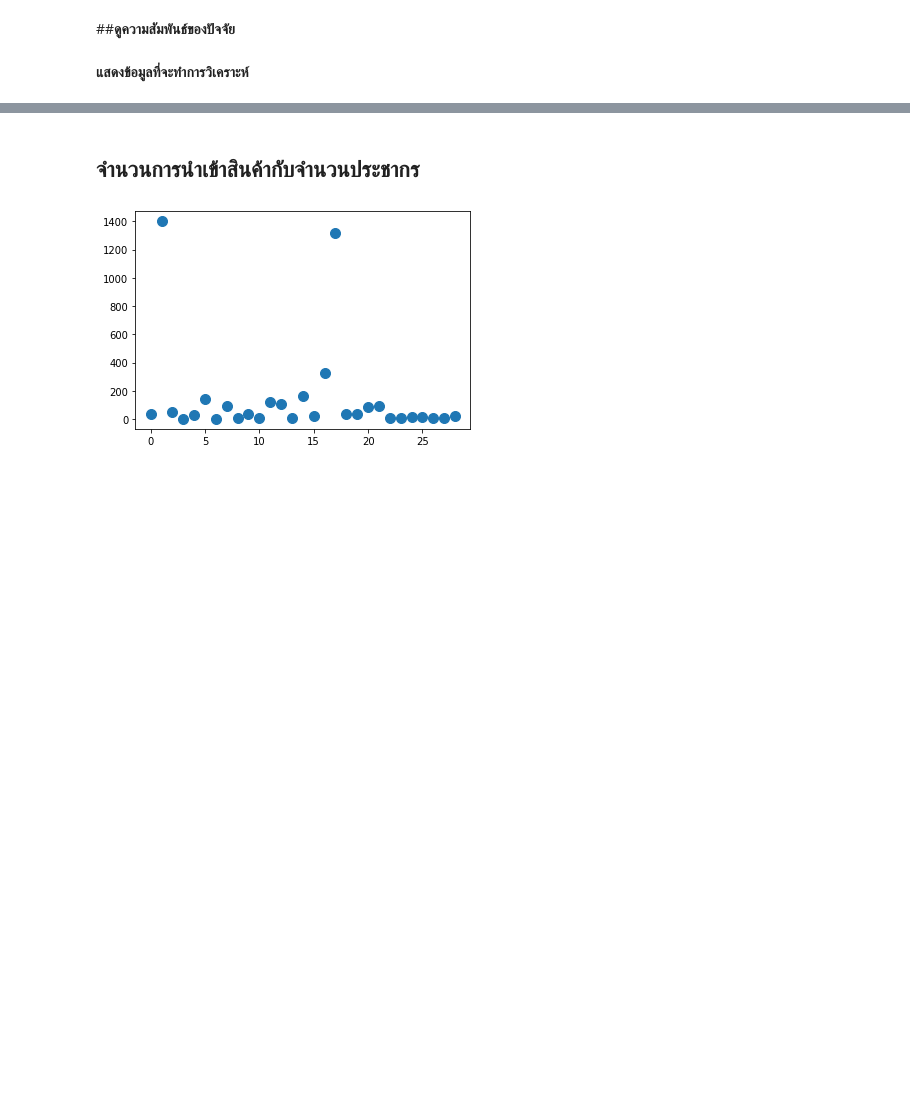
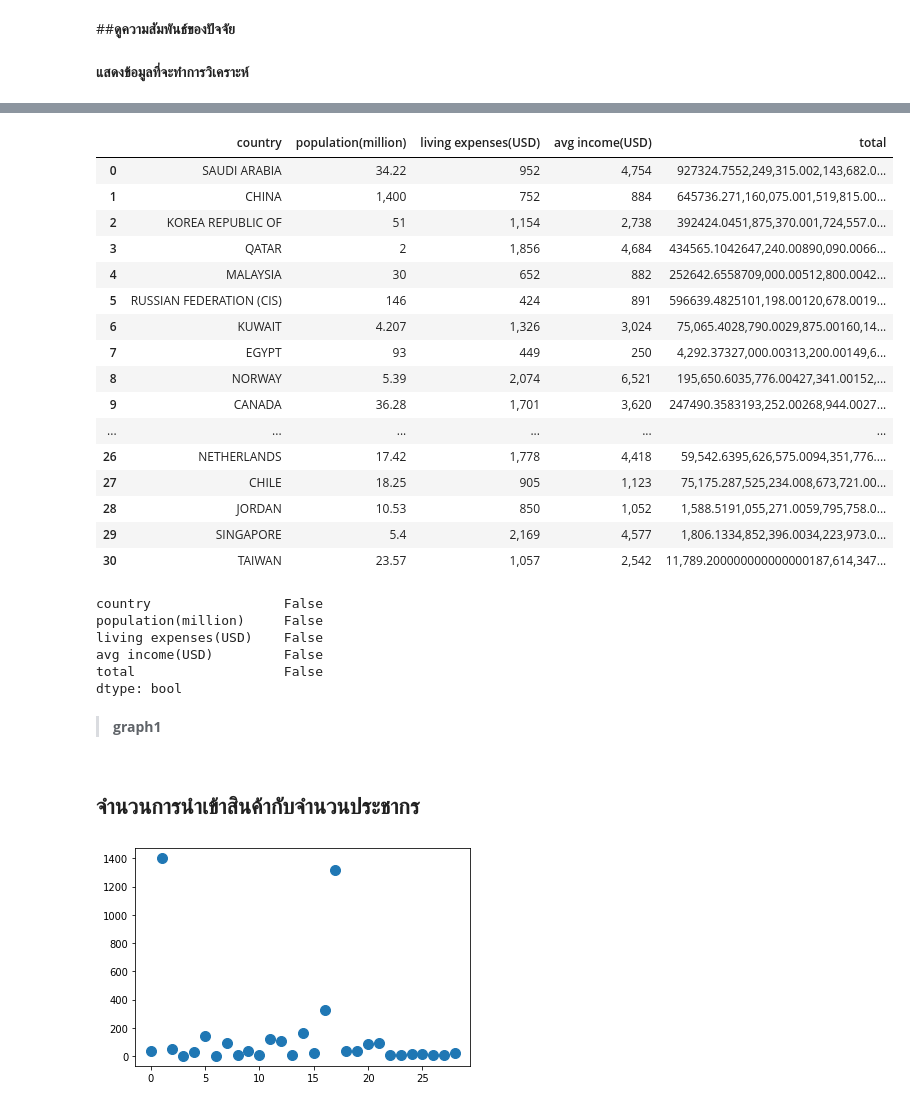
Before and after one commit to khanittha-phusopha/DWDM21, a Jupyter notebook: Project.ipynb, the cells around one changed output, grey strips where cells are left out. Drawn from its saved outputs; the diff is of its cells as text; code cells hidden in the pictures; blank space fills up the shorter version.

```diff
--- a/Project.ipynb
+++ b/Project.ipynb
@@ -1213,3 +1229,36 @@ array([ 0,  1,  2,  3,  4,  5,  6,  7,  8,  9, 10, 11, 12, 13, 14, 15, 16,
+# %%
+data_new1 = data_new1.dropna()
+data_new1
+# %% [output]
+|  | country | population(million) | living expenses(USD) | avg income(USD) | total |
+| 0 | SAUDI ARABIA | 34.22 | 952 | 4,754 | 927324.7552,249,315.002,143,682.0... |
+| 1 | CHINA | 1,400 | 752 | 884 | 645736.271,160,075.001,519,815.00... |
+| 2 | KOREA REPUBLIC OF | 51 | 1,154 | 2,738 | 392424.0451,875,370.001,724,557.0... |
+| 3 | QATAR | 2 | 1,856 | 4,684 | 434565.1042647,240.00890,090.0066... |
+| 4 | MALAYSIA | 30 | 652 | 882 | 252642.6558709,000.00512,800.0042... |
+| 5 | RUSSIAN FEDERATION (CIS) | 146 | 424 | 891 | 596639.4825101,198.00120,678.0019... |
+| 6 | KUWAIT | 4.207 | 1,326 | 3,024 | 75,065.4028,790.0029,875.00160,14... |
+| 7 | EGYPT | 93 | 449 | 250 | 4,292.37327,000.00313,200.00149,6... |
+| 8 | NORWAY | 5.39 | 2,074 | 6,521 | 195,650.6035,776.00427,341.00152,... |
+| 9 | CANADA | 36.28 | 1,701 | 3,620 | 247490.3583193,252.00268,944.0027... |
+| ... | ... | ... | ... | ... | ... |
+| 26 | NETHERLANDS | 17.42 | 1,778 | 4,418 | 59,542.6395,626,575.0094,351,776.... |
+| 27 | CHILE | 18.25 | 905 | 1,123 | 75,175.287,525,234.008,673,721.00... |
+| 28 | JORDAN | 10.53 | 850 | 1,052 | 1,588.5191,055,271.0059,795,758.0... |
+| 29 | SINGAPORE | 5.4 | 2,169 | 4,577 | 1,806.1334,852,396.0034,223,973.0... |
+| 30 | TAIWAN | 23.57 | 1,057 | 2,542 | 11,789.200000000000000187,614,347... |
+# %%
+data_new1.isnull().any()
+#จะเห็นว่าไม่มีค่า Missing แล้ว
+# %% [output]
+country                 False
+population(million)     False
+living expenses(USD)    False
+avg income(USD)         False
+total                   False
+dtype: bool
+# %% [markdown]
+>**graph1**
 # %% [markdown]
 ## **จำนวนการนำเข้าสินค้ากับจำนวนประชากร**
 # %%
```
Also changed, not shown: parts of 39 cells of this notebook.
